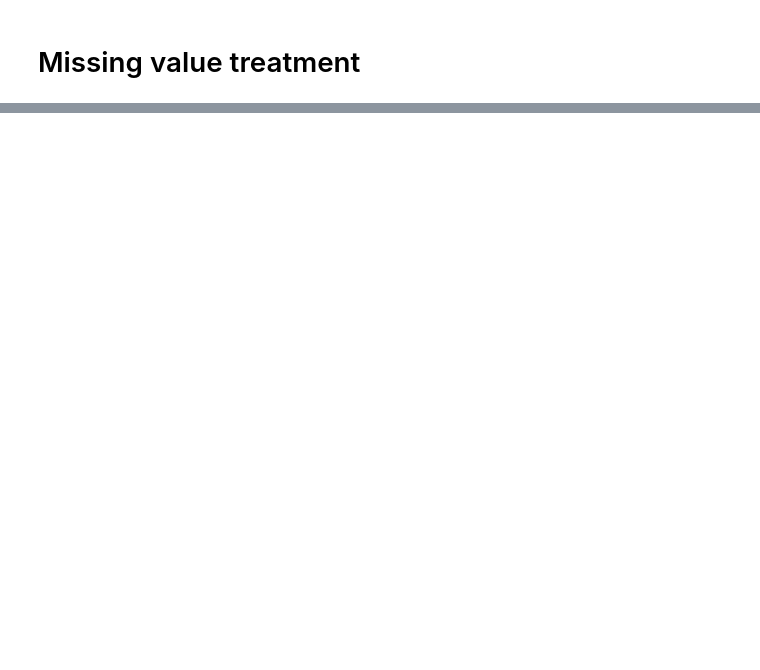
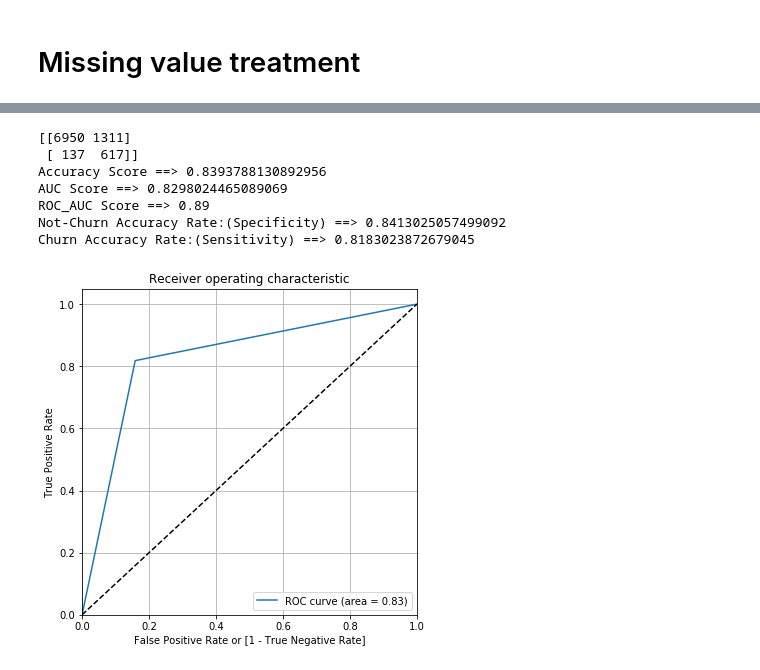
Before and after one commit to Nanditha-G-N/Machine-Learning-Case-Studies, a Jupyter notebook: ChurnCaseStudy/Telecom-Churn-Krishnan.ipynb, the cells around one changed output, grey strips where cells are left out. Cells and saved outputs as stored; diff of their text form; code cells hidden in the pictures; blank space fills up the shorter version.

```diff
--- a/ChurnCaseStudy/Telecom-Churn-Krishnan.ipynb
+++ b/ChurnCaseStudy/Telecom-Churn-Krishnan.ipynb
@@ -326,0 +785,19 @@ print(col_with_null)
+# %%
+alpha =0.0001
+lasso = Lasso(alpha=alpha)
+lasso.fit(X_train_bal, y_train_bal)
+
+
+y_pred = lasso.predict(X_test)
+y_pred = convertCategorical(y_pred, 0.5)
+# %%
+computeModelMetrics(y_test, y_pred, lasso, 3)
+# %% [output]
+[[6950 1311]
+ [ 137  617]]
+Accuracy Score ==> 0.8393788130892956
+AUC Score ==> 0.8298024465089069
+ROC_AUC Score ==> 0.89
+Not-Churn Accuracy Rate:(Specificity) ==> 0.8413025057499092
+Churn Accuracy Rate:(Sensitivity) ==> 0.8183023872679045
+[figure, added]
```
Also changed, not shown: parts of 107 cells of this notebook.
